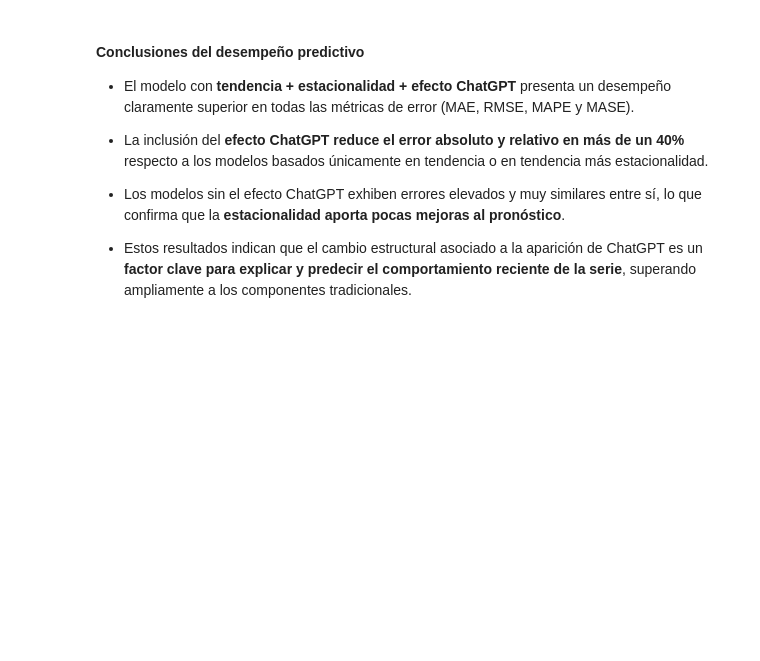
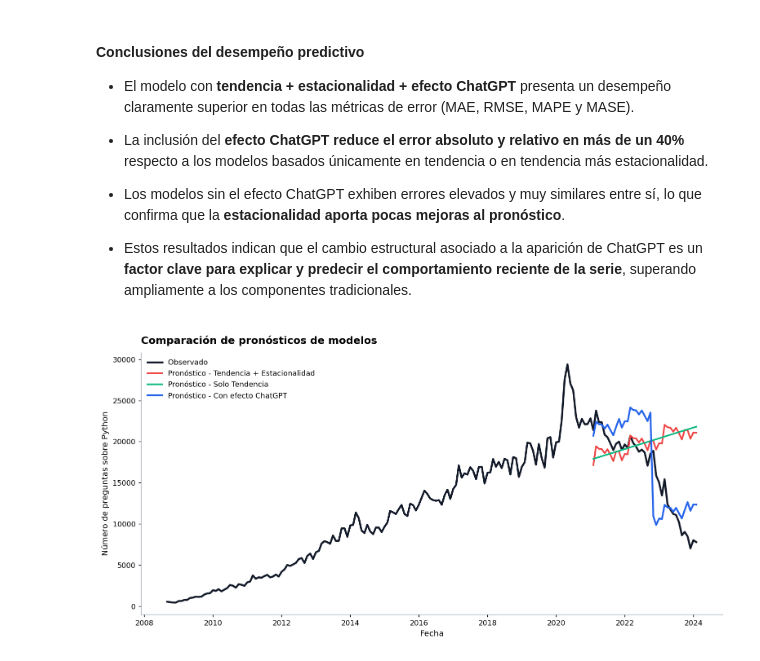
Before and after one commit to AlexSG29/Modelos_Econometricos, a Jupyter notebook: segunda clase/taller.ipynb, the cells around one changed output. Cells and saved outputs as stored; diff of their text form; code cells hidden in the pictures; blank space fills up the shorter version.

```diff
--- a/segunda clase/taller.ipynb
+++ b/segunda clase/taller.ipynb
@@ -338,3 +338,68 @@ resultados_pronostico
 - Los modelos sin el efecto ChatGPT exhiben errores elevados y muy similares entre sí, lo que confirma que la **estacionalidad aporta pocas mejoras al pronóstico**.
 
 - Estos resultados indican que el cambio estructural asociado a la aparición de ChatGPT es un **factor clave para explicar y predecir el comportamiento reciente de la serie**, superando ampliamente a los componentes tradicionales.
+# %%
+# grafico con los 3 modelos
+fechas_test = df_python.loc[X_test.index, "Month"]
+
+fig, ax = plt.subplots(figsize=(12, 6), dpi=130)
+
+# serie observada completa
+ax.plot(
+    df_python["Month"],
+    df_python["Python"],
+    label="Observado",
+    color="#111827",
+    linewidth=2.6
+)
+
+# pronosticos en periodo de test
+ax.plot(
+    fechas_test,
+    y_pred_mco,
+    label="Pronóstico - Tendencia + Estacionalidad",
+    color="#ef4444",
+    linewidth=2.2
+)
+ax.plot(
+    fechas_test,
+    y_pred_tendencia,
+    label="Pronóstico - Solo Tendencia",
+    color="#10b981",
+    linewidth=2.2
+)
+ax.plot(
+    fechas_test,
+    y_pred_chatgpt,
+    label="Pronóstico - Con efecto ChatGPT",
+    color="#2563eb",
+    linewidth=2.4
+)
+
+# formato profesional
+ax.set_title("Comparación de pronósticos de modelos", loc="left", fontsize=14, fontweight="bold", pad=12)
+ax.set_xlabel("Fecha", fontsize=11)
+ax.set_ylabel("Número de preguntas sobre Python", fontsize=11)
+
+# eje X más limpio
+ax.xaxis.set_major_locator(mdates.YearLocator(2))
+ax.xaxis.set_major_formatter(mdates.DateFormatter("%Y"))
+ax.tick_params(axis="x", labelrotation=0)
+ax.tick_params(axis="both", labelsize=10)
+
+# quitar cuadricula y bordes innecesarios
+ax.grid(False)
+ax.spines["top"].set_visible(False)
+ax.spines["right"].set_visible(False)
+
+# bordes visibles con tono suave
+ax.spines["left"].set_color("#9ca3af")
+ax.spines["bottom"].set_color("#9ca3af")
+
+# leyenda limpia
+ax.legend(frameon=False, ncol=1, fontsize=10, loc="upper left")
+
+plt.tight_layout()
+plt.show()
+# %% [output]
+[figure, added]
```
Also changed, not shown: parts of 2 cells of this notebook.
